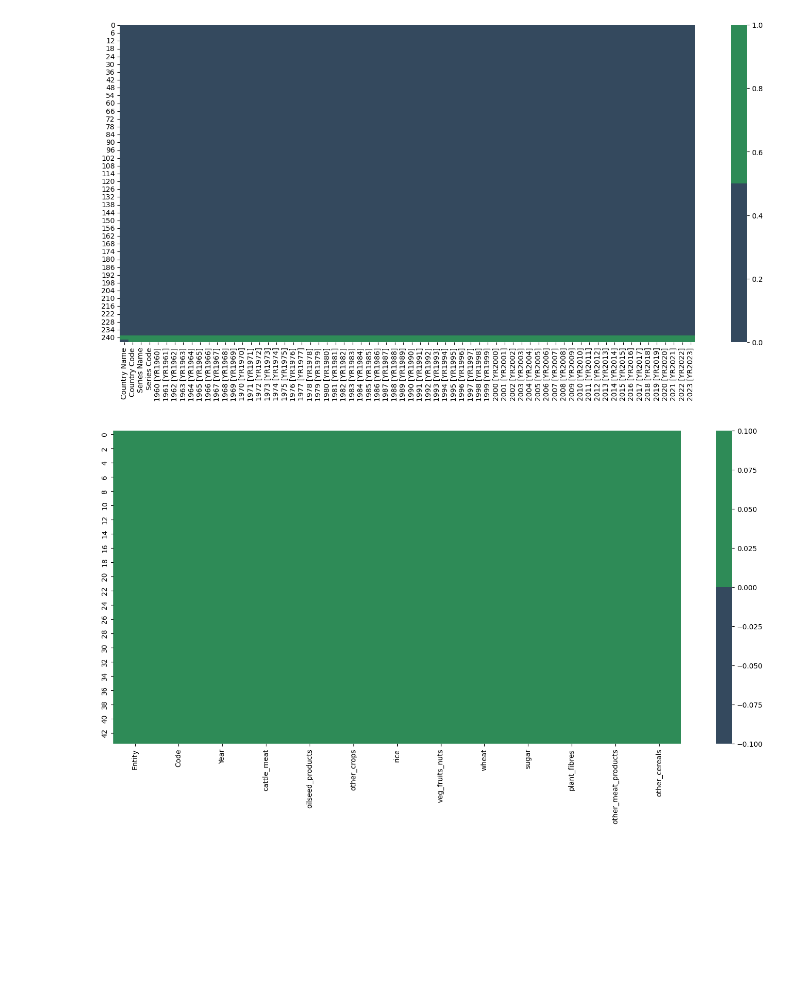
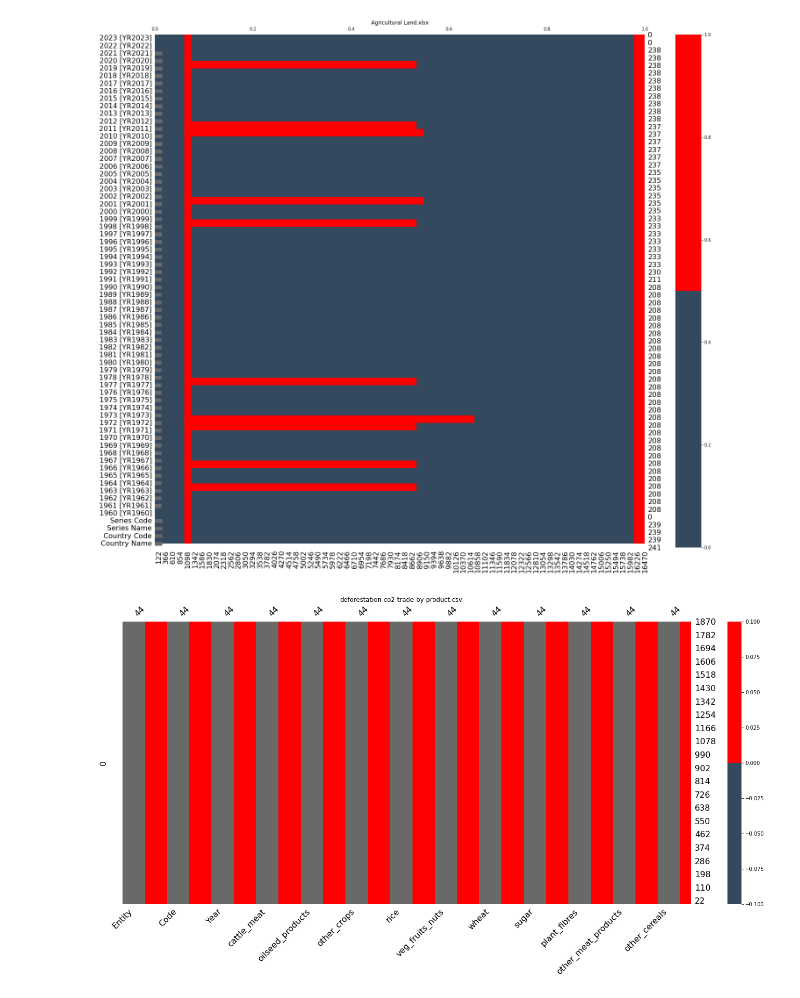
Before and after one commit to Naif-W-Alharthi/bio_diversity, a Jupyter notebook: bio_diversity-main/everything.ipynb, the cells around one changed output. Cells and saved outputs as stored; diff of their text form; code cells hidden in the pictures; blank space fills up the shorter version.

```diff
--- a/bio_diversity-main/everything.ipynb
+++ b/bio_diversity-main/everything.ipynb
@@ -7,0 +35,22 @@ import seaborn as sns
+# %%
+
+for dataset in os.listdir("Biodiversity"):
+    if "xlsx" in dataset:
+        df = pd.read_excel('Biodiversity/'+dataset)
+
+
+
+
+    else:
+        df = pd.read_csv('Biodiversity/'+dataset)
+
+
+    train_missing= missing_values_table(df)
+
+
+    print(dataset)
+    # print(df.isnull().sum(),"cec")
+    # print(df.shape)
+    percent_missing = df.isnull().sum() * 100 / len(df)
+    print(percent_missing)
+    # print(df.describe())
@@ -8,19 +75,22 @@ import seaborn as sns
 # %%
 for dataset in os.listdir("Biodiversity"):
     if "xlsx" in dataset:
-        df = pd.read_excel('Biodiversity/'+dataset, sheet_name='Data', header=0)
-        # print(df.shape)
+        df = pd.read_excel('Biodiversity/'+dataset)
 
-        plt.figure(figsize=(18,8))
 
-        colours = ['#34495E', 'seagreen']
-        sns.heatmap(df.isnull(), cmap=sns.color_palette(colours))
+
+
     else:
         df = pd.read_csv('Biodiversity/'+dataset)
-        plt.figure(figsize=(18,8))
-
-        colours = ['#34495E', 'seagreen']
-        sns.heatmap(df.isnull(), cmap=sns.color_palette(colours))
+    df[df ==".."] = np.nan
+    plt.figure(figsize=(18,8))
+    plt.title(dataset)
+    colours = ['#34495E','red']
+    sns.heatmap(df.isnull(), cmap=sns.color_palette(colours))
+    plt.savefig("visuals/Heat_map_of_missing_"+dataset+".png")
+    fig =msno.bar(df)
+    fig_copy = fig.get_figure()
+    fig_copy.savefig("visuals/Bar_of_missing_"+dataset+'.png', bbox_inches = 'tight')
 # %% [output]
-[figure, old version]
+[figure, new version]
-[figure, old version]
+[figure, new version]
```
Also changed, not shown: parts of 4 cells of this notebook, 17 other files.
